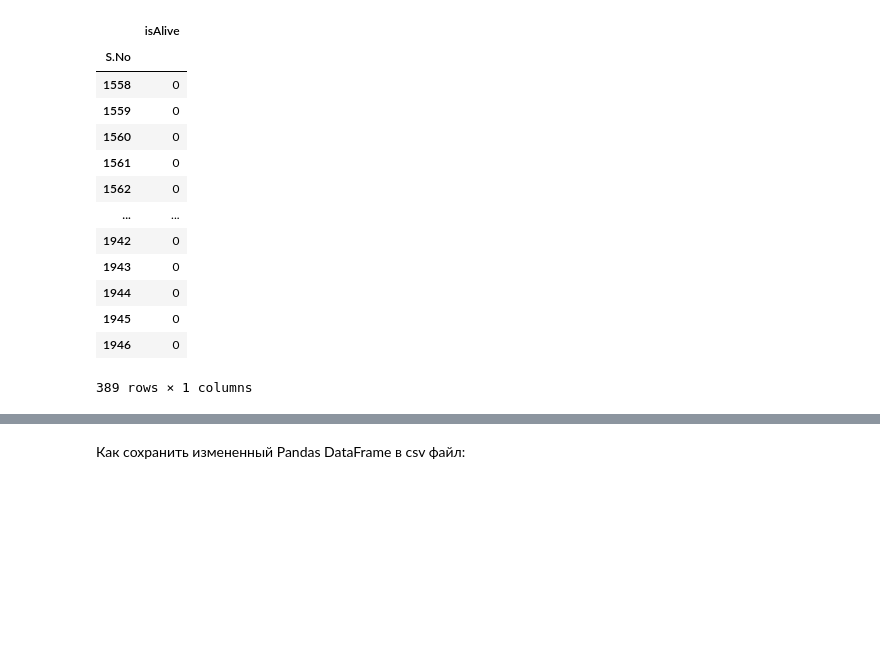
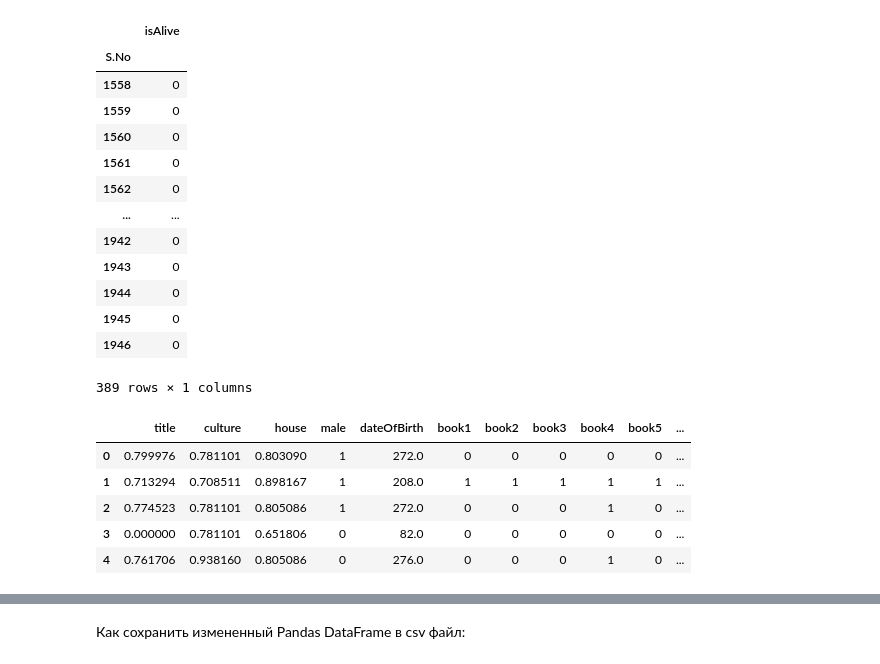
Before and after one commit to Lindemann-S/DLS2025, a Jupyter notebook: week_01_ml_intro/Homework/hw_1_game_of_thrones.ipynb, the cells around one changed output, grey strips where cells are left out. Drawn from its saved outputs; the diff is of its cells as text; code cells hidden in the pictures; blank space fills up the shorter version.

```diff
--- a/week_01_ml_intro/Homework/hw_1_game_of_thrones.ipynb
+++ b/week_01_ml_intro/Homework/hw_1_game_of_thrones.ipynb
@@ -572,7 +592,9 @@ train_data[cat_cols].values.shape
 (1557, 3)
 # %%
 encoded_values = encoder.fit(train_data_clr[cat_cols], train_data_clr['isAlive']).transform(train_data_clr[cat_cols])
-encoded_data = pd.DataFrame(encoded_values, columns=cat_cols)
+encoded_data = pd.DataFrame(encoded_values, columns=cat_cols, index=train_data_clr.index)
+encoded_test_values = encoder.transform(test_data_clr[cat_cols])
+encoded_test_data = pd.DataFrame(encoded_test_values, columns=cat_cols, index=test_data_clr.index)
 encoded_data['isAlive'] = train_data_clr['isAlive']
 # %%
 encoded_data
@@ -1123,3 +1129,19 @@ submission
 | 1945 | 0 |
 | 1946 | 0 |
 389 rows × 1 columns
+# %%
+target = train_data_clr['isAlive']
+train_data_clr = train_data_clr.drop(columns=['isAlive'])
+encoded_data = encoded_data.drop(columns=['isAlive'])
+# %%
+train_data_clr = encoded_data.join(train_data_clr[num_cols])
+test_data_clr = encoded_test_data.join(test_data_clr[num_cols])
+# %%
+train_data_clr.head()
+# %% [output]
+|  | title | culture | house | male | dateOfBirth | book1 | book2 | book3 | book4 | book5 | ... |
+| 0 | 0.799976 | 0.781101 | 0.803090 | 1 | 272.0 | 0 | 0 | 0 | 0 | 0 | ... |
+| 1 | 0.713294 | 0.708511 | 0.898167 | 1 | 208.0 | 1 | 1 | 1 | 1 | 1 | ... |
+| 2 | 0.774523 | 0.781101 | 0.805086 | 1 | 272.0 | 0 | 0 | 0 | 1 | 0 | ... |
+| 3 | 0.000000 | 0.781101 | 0.651806 | 0 | 82.0 | 0 | 0 | 0 | 0 | 0 | ... |
+| 4 | 0.761706 | 0.938160 | 0.805086 | 0 | 276.0 | 0 | 0 | 0 | 1 | 0 | ... |
```
Also changed, not shown: parts of 33 cells of this notebook.
